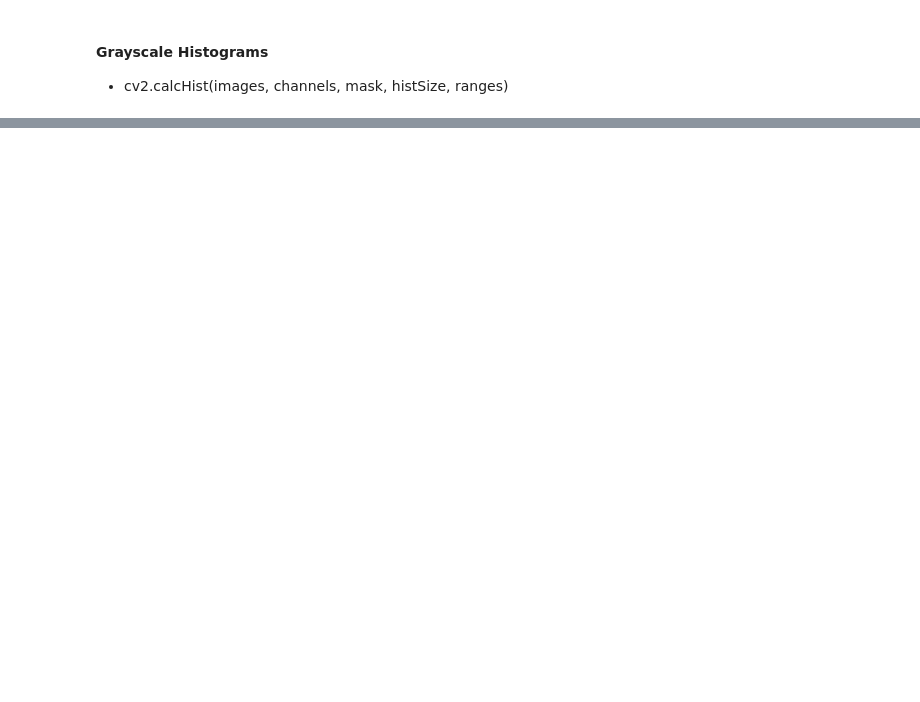
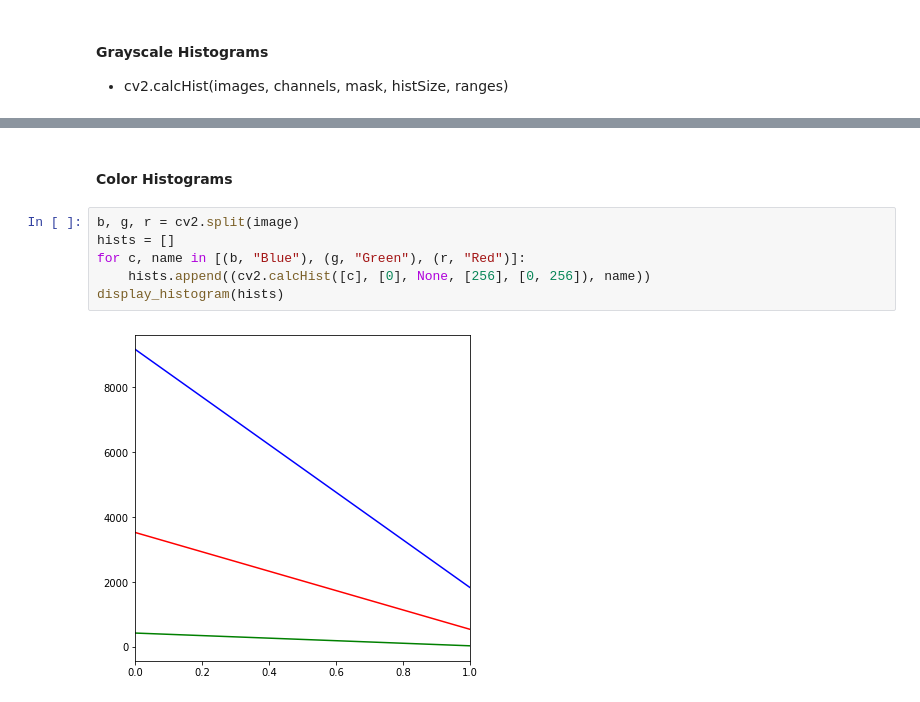
Before and after one commit to KarthikKothareddy/pisgurus, a Jupyter notebook: histograms.ipynb, the cells around one changed output, grey strips where cells are left out. Drawn from its saved outputs; the diff is of its cells as text; blank space fills up the shorter version.

```diff
--- a/histograms.ipynb
+++ b/histograms.ipynb
@@ -56,0 +76,10 @@ display(
+# %% [markdown]
+#### Color Histograms
+# %%
+b, g, r = cv2.split(image)
+hists = []
+for c, name in [(b, "Blue"), (g, "Green"), (r, "Red")]:
+    hists.append((cv2.calcHist([c], [0], None, [256], [0, 256]), name))
+display_histogram(hists)
+# %% [output]
+[figure, added]
```
Also changed, not shown: parts of 3 cells of this notebook.
